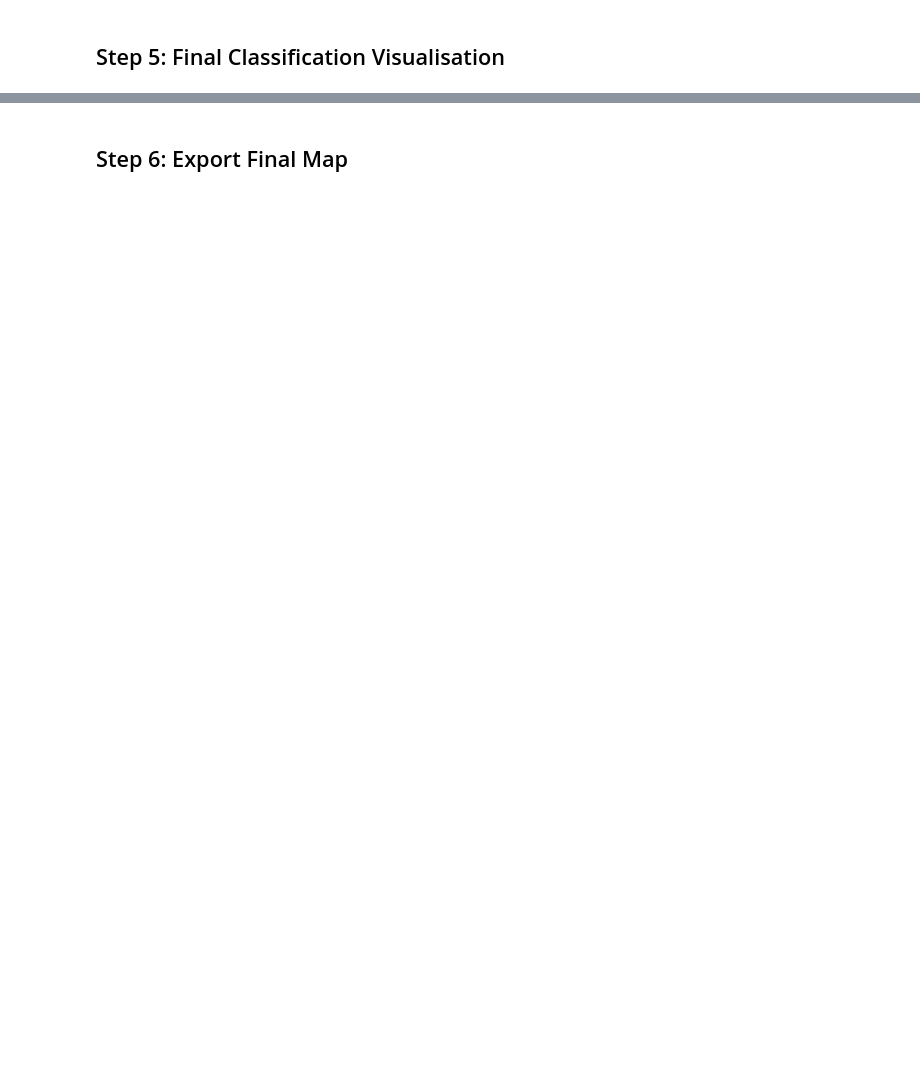
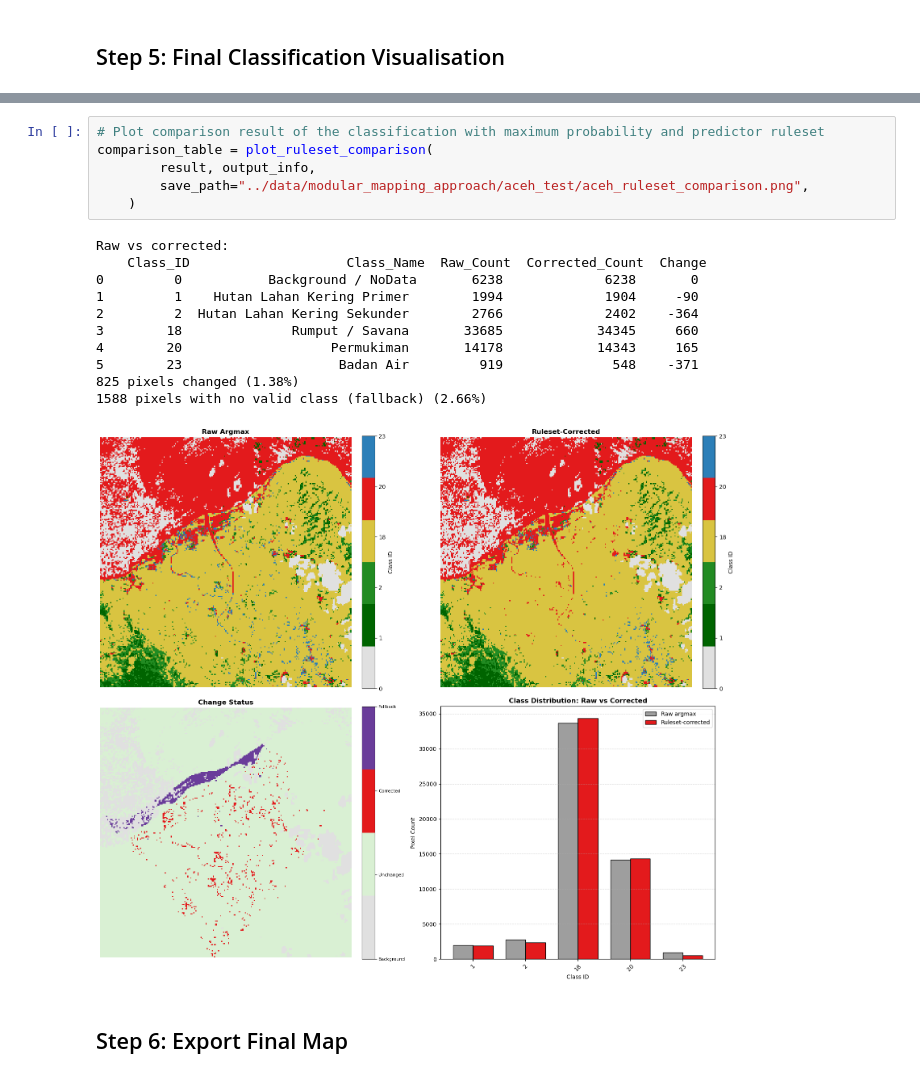
Before and after one commit to epistem-io/luma-stack, a Jupyter notebook: notebooks/classify_default_scheme.ipynb, the cells around one changed output, grey strips where cells are left out. Saved outputs shown, nothing was run; the diff lists cells and outputs as text; blank space fills up the shorter version.

```diff
--- a/notebooks/classify_default_scheme.ipynb
+++ b/notebooks/classify_default_scheme.ipynb
@@ -214,3 +209,21 @@ Final class distribution:
+# %%
+# Plot comparison result of the classification with maximum probability and predictor ruleset
+comparison_table = plot_ruleset_comparison(
+        result, output_info,
+        save_path="../data/modular_mapping_approach/aceh_test/aceh_ruleset_comparison.png",
+    )
+# %% [output]
+Raw vs corrected:
+    Class_ID                    Class_Name  Raw_Count  Corrected_Count  Change
+0         0           Background / NoData       6238             6238       0
+1         1    Hutan Lahan Kering Primer        1994             1904     -90
+2         2  Hutan Lahan Kering Sekunder        2766             2402    -364
+3        18              Rumput / Savana       33685            34345     660
+4        20                   Permukiman       14178            14343     165
+5        23                    Badan Air         919              548    -371
+825 pixels changed (1.38%)
+1588 pixels with no valid class (fallback) (2.66%)
+[figure, added]
 # %% [markdown]
 ## Step 6: Export Final Map
 # %%
```
Also changed, not shown: parts of 11 cells of this notebook, 1 other file.
